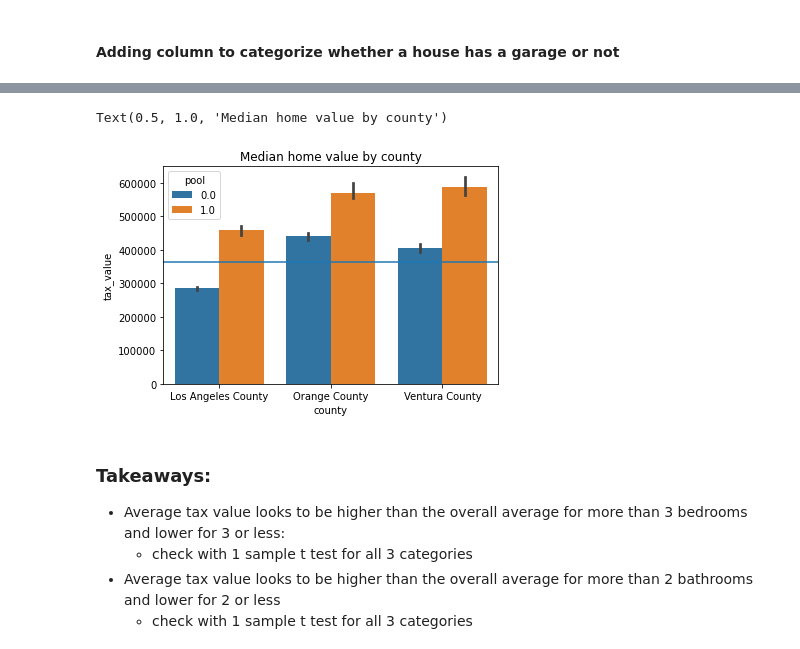
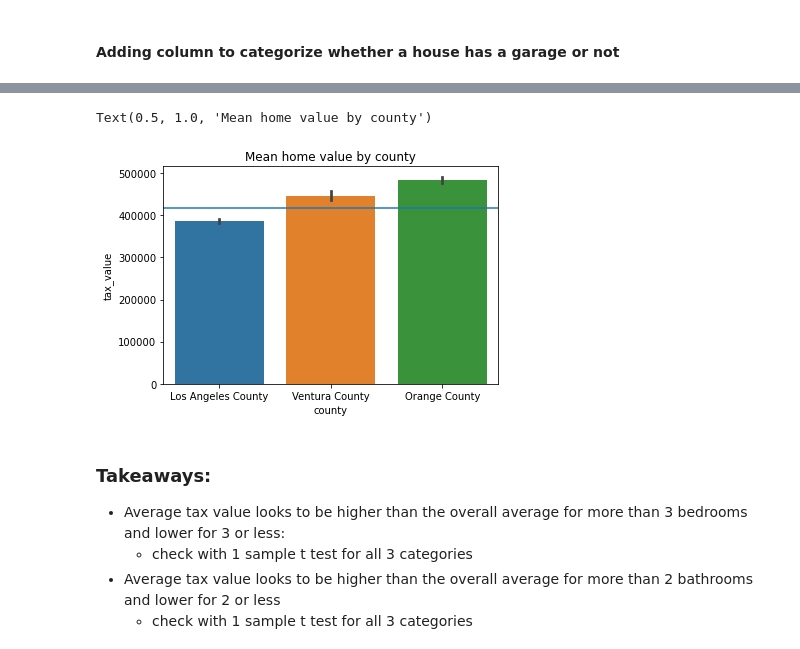
Before and after one commit to jesse-d-marder/regression-project, a Jupyter notebook: prepare_explore_model.ipynb, the cells around one changed output, grey strips where cells are left out. Drawn from its saved outputs; the diff is of its cells as text; code cells hidden in the pictures.

```diff
--- a/prepare_explore_model.ipynb
+++ b/prepare_explore_model.ipynb
@@ -101,5 +109,5 @@ explore.plot_histograms(df, features_to_plot)
 # %%
 # using a setting of 3 to keep as much data as possible
 # df_outlier_removed = wrangle.remove_outliers(df, 3, ['bathroom','bedroom','square_feet', 'tax_value','age'])
-df_outlier_removed = wrangle.remove_outliers(df, 5, ['tax_value','lot_size'])
+df_outlier_removed = wrangle.remove_outliers_std(df, 2.0, ['tax_value','lot_size','bedroom','bathroom','living_space'])
 # %% [output]
@@ -261,11 +265,11 @@ explore.plot_variable_pairs(train, ['square_feet','age','living_space','lot_size
 ... (4 outputs left out)
 # %%
-sns.barplot(data = train, x = train.county, y = train.tax_value, hue = train.pool, estimator=np.median)
-plt.axhline(train.tax_value.median())
-plt.title("Median home value by county")
+sns.barplot(data = train, x = train.county, y = train.tax_value,  estimator=np.mean)
+plt.axhline(train.tax_value.mean())
+plt.title("Mean home value by county")
 # %% [output]
-Text(0.5, 1.0, 'Median home value by county')
+Text(0.5, 1.0, 'Mean home value by county')
-[figure, old version]
+[figure, new version]
 # %% [markdown]
 ### Takeaways:
 - Average tax value looks to be higher than the overall average for more than 3 bedrooms and lower for 3 or less:
```
Also changed, not shown: parts of 33 cells of this notebook, 3 other files.
